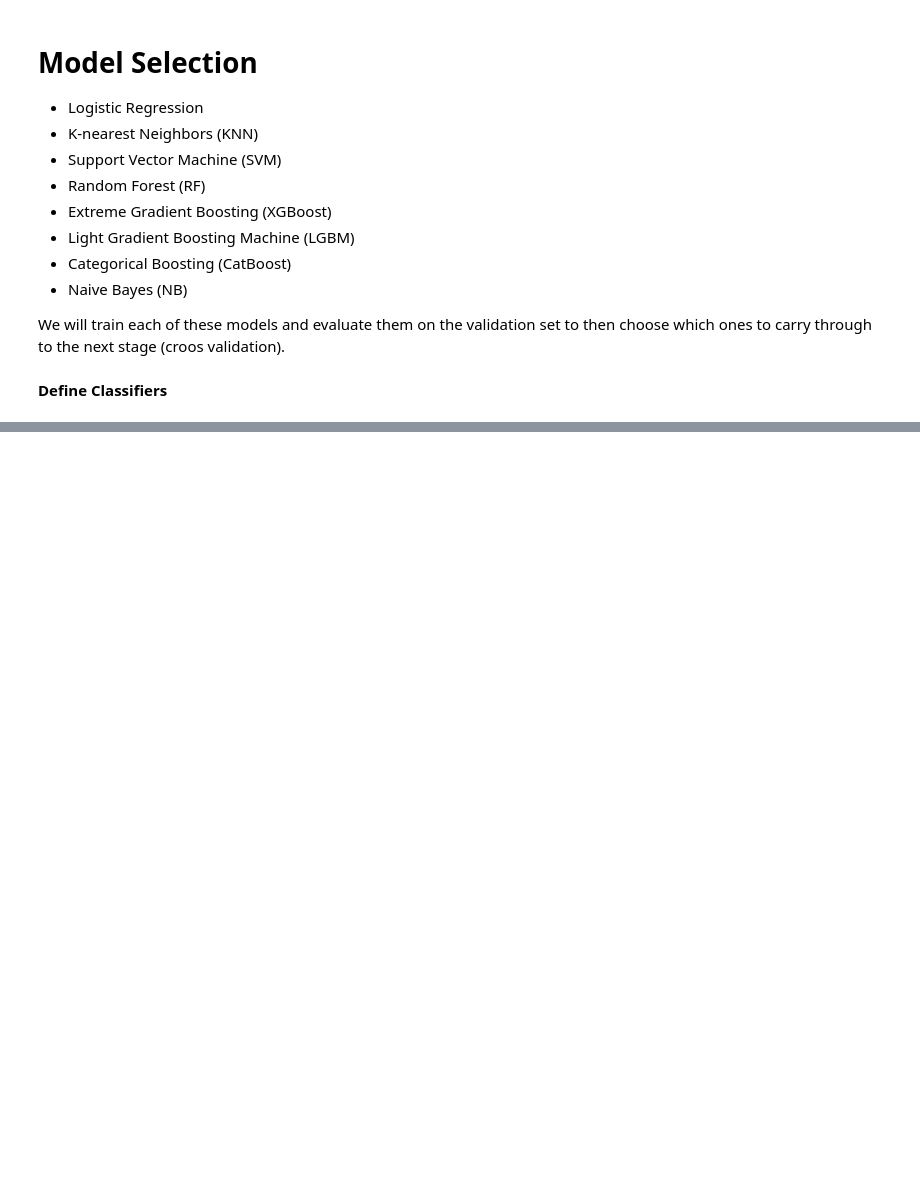
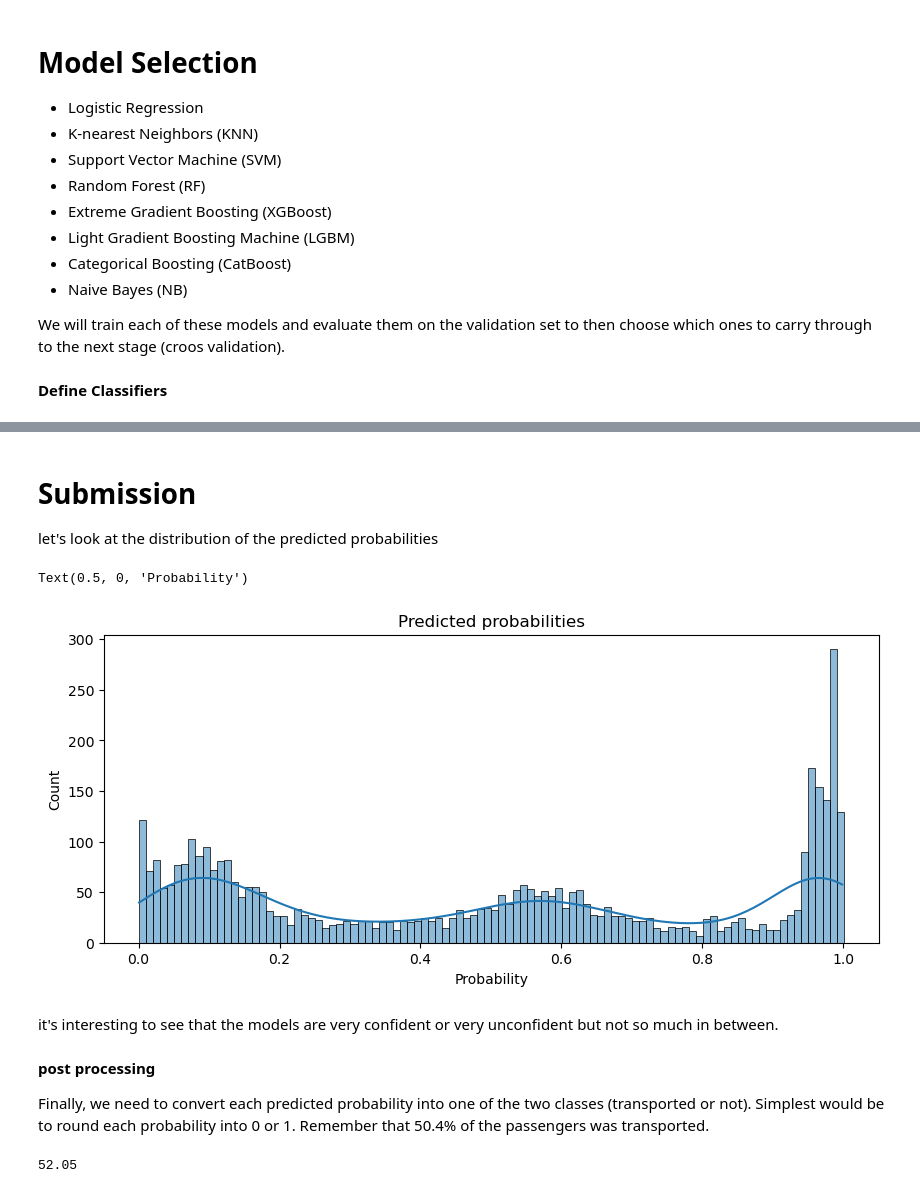
Before and after one commit to cclores1/Gantry-Kinematics, a Jupyter notebook: fork-of-space-titanic-competition-v1-1-a57f3f.ipynb, the cells around one changed output, grey strips where cells are left out. Cells and saved outputs as stored; diff of their text form; code cells hidden in the pictures; blank space fills up the shorter version.

```diff
--- a/fork-of-space-titanic-competition-v1-1-a57f3f.ipynb
+++ b/fork-of-space-titanic-competition-v1-1-a57f3f.ipynb
@@ -1349,0 +1459,39 @@ grid = {
+# %%
+# Number of folds in cross validation
+FOLDS=10
+
+preds=np.zeros(len(X_test))
+for key, classifier in best_classifiers.items():
+    start = time.time()
+
+    # 10-fold cross validation
+    cv = StratifiedKFold(n_splits=FOLDS, shuffle=True, random_state=0)
+
+    score=0
+    for fold, (train_idx, val_idx) in enumerate(cv.split(X, y)):
+        # Get training and validation sets
+        X_train, X_valid = X[train_idx], X[val_idx]
+        y_train, y_valid = y[train_idx], y[val_idx]
+
+        # Train model
+        clf = classifier
+        clf.fit(X_train, y_train)
+
+        # Make predictions and measure accuracy
+        preds += clf.predict_proba(X_test)[:,1]
+        score += clf.score(X_valid, y_valid)
+
+    # Average accuracy
+    score=score/FOLDS
+
+    # Stop timer
+    stop = time.time()
+
+    # Print accuracy and time
+    print('Model:', key)
+    print('Average validation accuracy:', np.round(100*score,2))
+    print('Training time (mins):', np.round((stop - start)/60,2))
+    print('')
+
+# Ensemble predictions
+preds=preds/(FOLDS*len(best_classifiers))
@@ -1349,0 +1506,22 @@ grid = {
+# %% [markdown]
+# Submission
+
+let's look at the distribution of the predicted probabilities
+# %%
+plt.figure(figsize=(10,4))
+sns.histplot(preds, binwidth=0.01, kde=True)
+plt.title('Predicted probabilities')
+plt.xlabel('Probability')
+# %% [output]
+Text(0.5, 0, 'Probability')
+[figure, added]
+# %% [markdown]
+it's interesting to see that the models are very confident or very unconfident but not so much in between.
+# %% [markdown]
+**post processing**
+
+Finally, we need to convert each predicted probability into one of the two classes (transported or not). Simplest would be to round each probability into 0 or 1. Remember that 50.4% of the passengers was transported.
+# %%
+print(np.round(100*np.round(preds).sum()/len(preds),2))
+# %% [output]
+52.05
```
Also changed, not shown: parts of 16 cells of this notebook.
